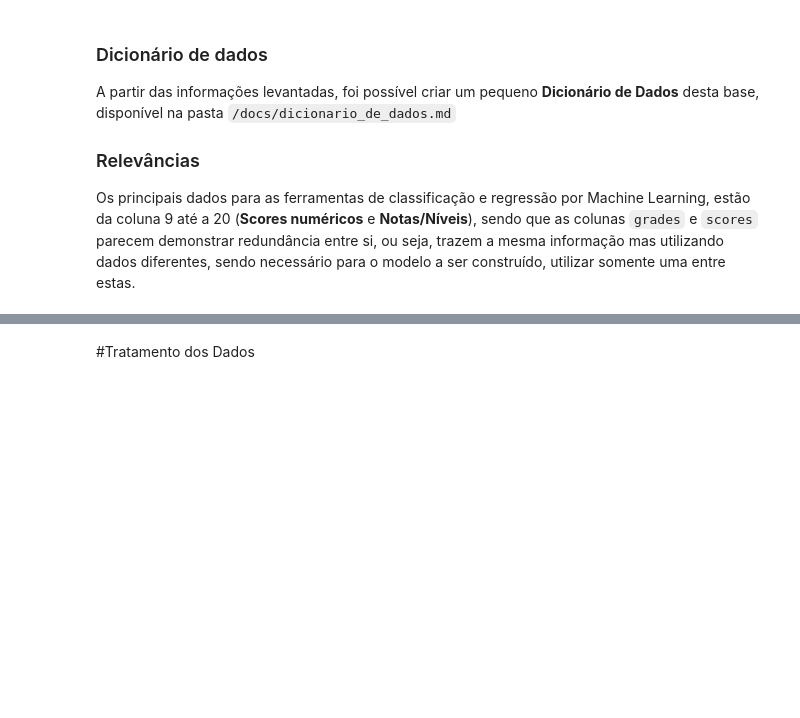
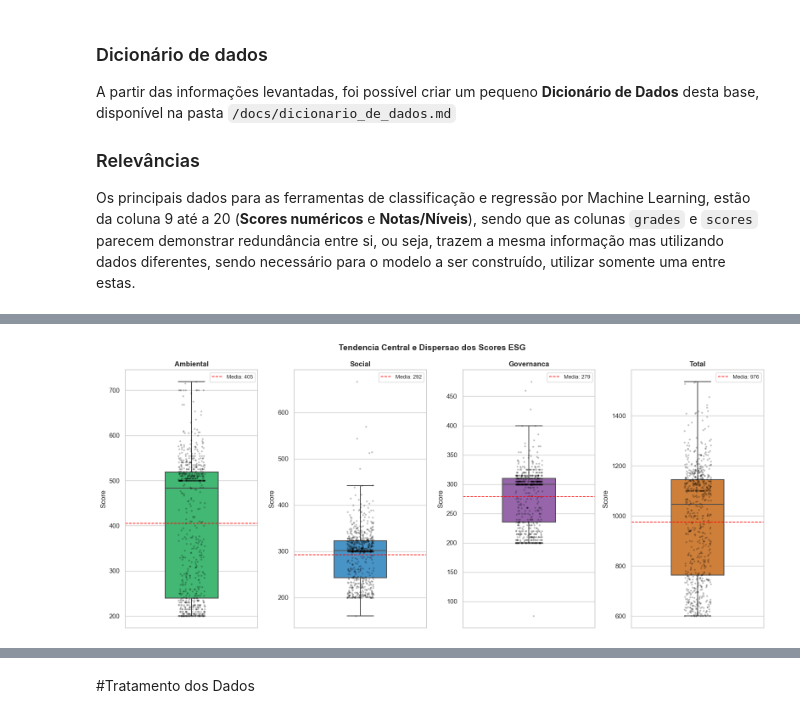
Before and after one commit to phelipecscosta/NorthData-Consulting-Classific-ESG-por-Machine-Learning, a Jupyter notebook: notebooks/01_eda_e_visualizacoes_analiticas.ipynb, the cells around one changed output, grey strips where cells are left out. Drawn from its saved outputs; the diff is of its cells as text; code cells hidden in the pictures; blank space fills up the shorter version.

```diff
--- a/notebooks/01_eda_e_visualizacoes_analiticas.ipynb
+++ b/notebooks/01_eda_e_visualizacoes_analiticas.ipynb
@@ -205,0 +605,41 @@ Todos os dados foram registrados dentro do mesmo ano, ***de abril a novembro de
+# %%
+fig, axes = plt.subplots(1, 4, figsize=(16, 7))
+fig.suptitle("Tendencia Central e Dispersao dos Scores ESG",
+             fontsize=14, fontweight="bold")
+
+cores = ["#2ecc71", "#3498db", "#9b59b6", "#e67e22"]
+titulos = ["Ambiental", "Social", "Governanca", "Total"]
+
+for ax, col, cor, titulo in zip(axes, cols_scores, cores, titulos):
+    # Boxplot
+    sns.boxplot(
+        y=df[col],
+        ax=ax,
+        color=cor,
+        width=0.4,
+        fliersize=0,        # esconde os outliers do boxplot pois o stripplot ja os mostra
+        linewidth=1.5
+    )
+    # Pontos individuais sobrepostos
+    sns.stripplot(
+        y=df[col],
+        ax=ax,
+        color="black",
+        alpha=0.25,         # transparencia para visualizar sobreposicao
+        size=3,
+        jitter=True         # dispersao horizontal para nao empilhar pontos
+    )
+    # Linha da média
+    media = df[col].mean()
+    ax.axhline(media, color="red", linestyle="--", linewidth=1.2, label=f"Media: {media:.0f}")
+
+    ax.set_title(titulo, fontsize=12, fontweight="bold")
+    ax.set_xlabel("")
+    ax.set_ylabel("Score")
+    ax.legend(fontsize=9)
+
+plt.tight_layout()
+plt.savefig("../docs/viz_05_boxplot_scores.png", dpi=150, bbox_inches="tight")
+plt.show()
+# %% [output]
+[figure, added]
```
Also changed, not shown: parts of 27 cells of this notebook, 7 other files.
